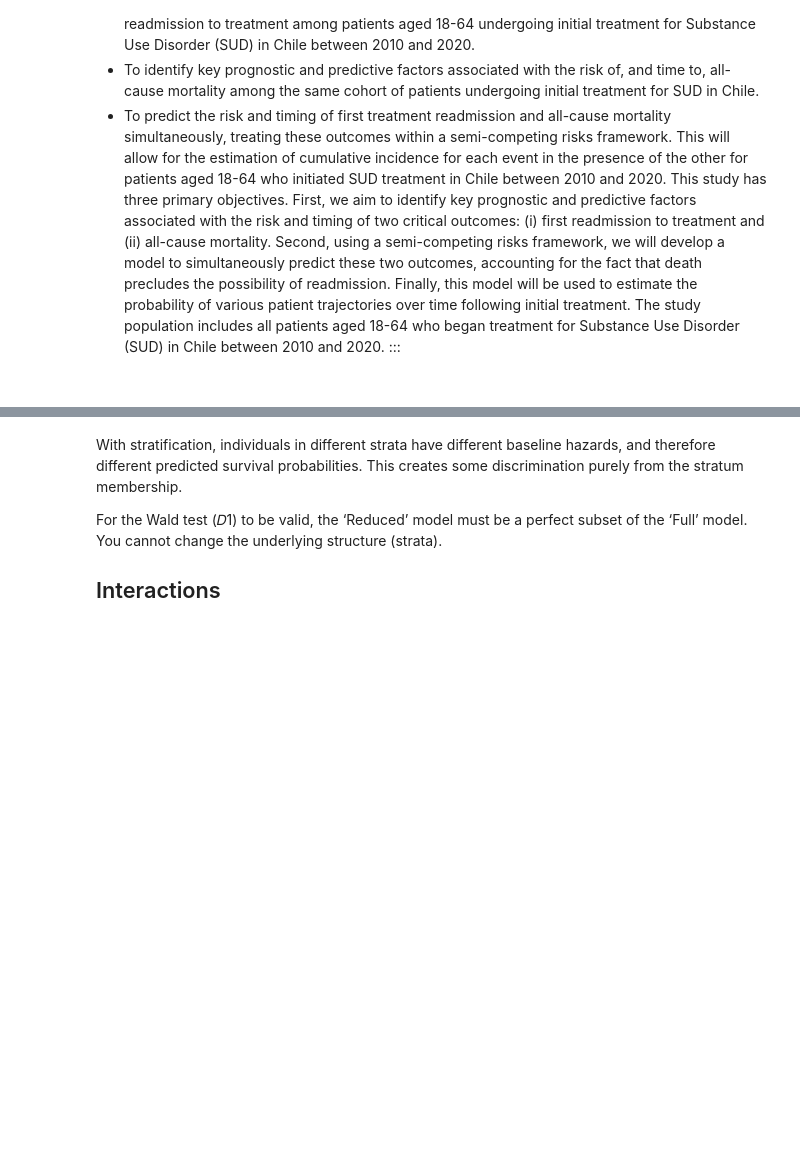
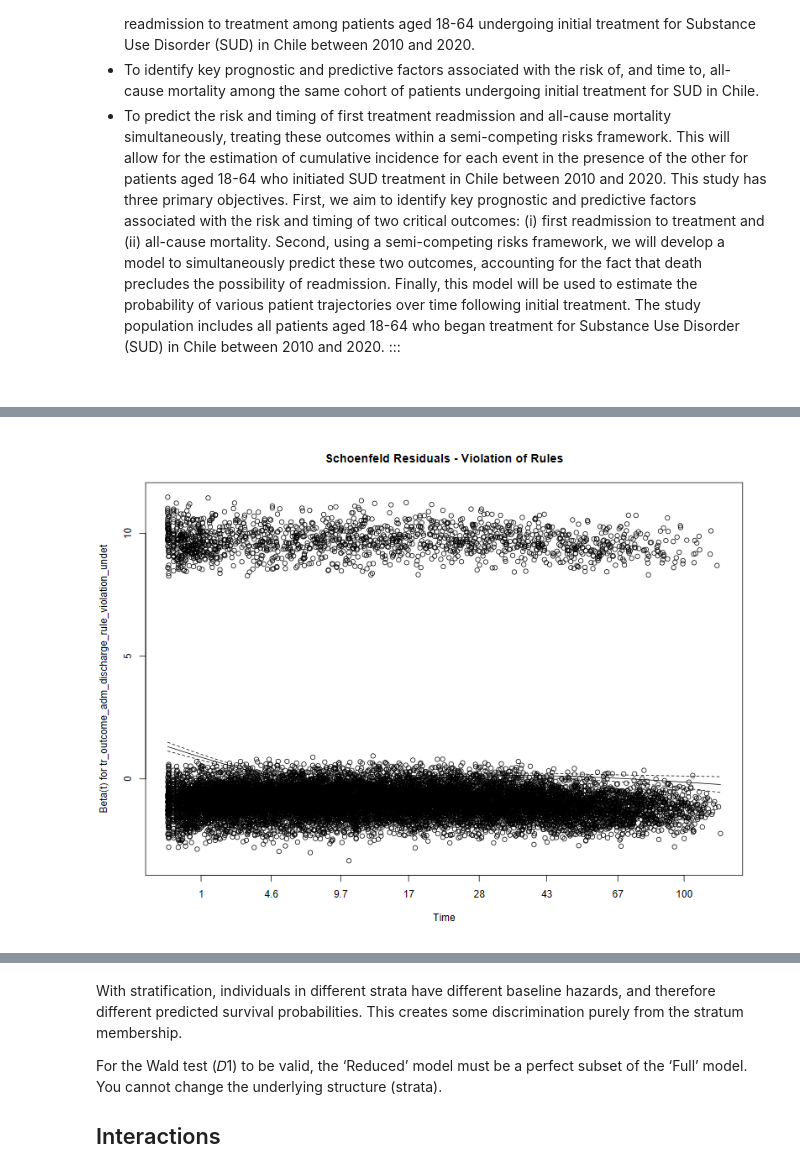
Before and after one commit to FONDECYTACC/cons2025, a Jupyter notebook: prediction22_converted.ipynb, the cells around one changed output, grey strips where cells are left out. Drawn from its saved outputs; the diff is of its cells as text; code cells hidden in the pictures; blank space fills up the shorter version.

```diff
--- a/prediction22_converted.ipynb
+++ b/prediction22_converted.ipynb
@@ -1100,3 +1197,12 @@ formula_shap_readmit_clean_updated <- update(
+# %%
+fit <- coxph(formula_shap_readmit_clean, data = py_corrected_datasets[[1]])
+zph <- cox.zph(fit, transform = "km")  # or "rank", "identity"
+
+# Plot with confidence bands
+plot(zph, var = "tr_outcome_adm_discharge_rule_violation_undet",
+     main = "Schoenfeld Residuals - Violation of Rules")
+# %% [output]
+[figure, added]
 # %%
 #| label: shap-criteria-additional-strata2
 
```
Also changed, not shown: parts of 23 cells of this notebook, 5 other files.
